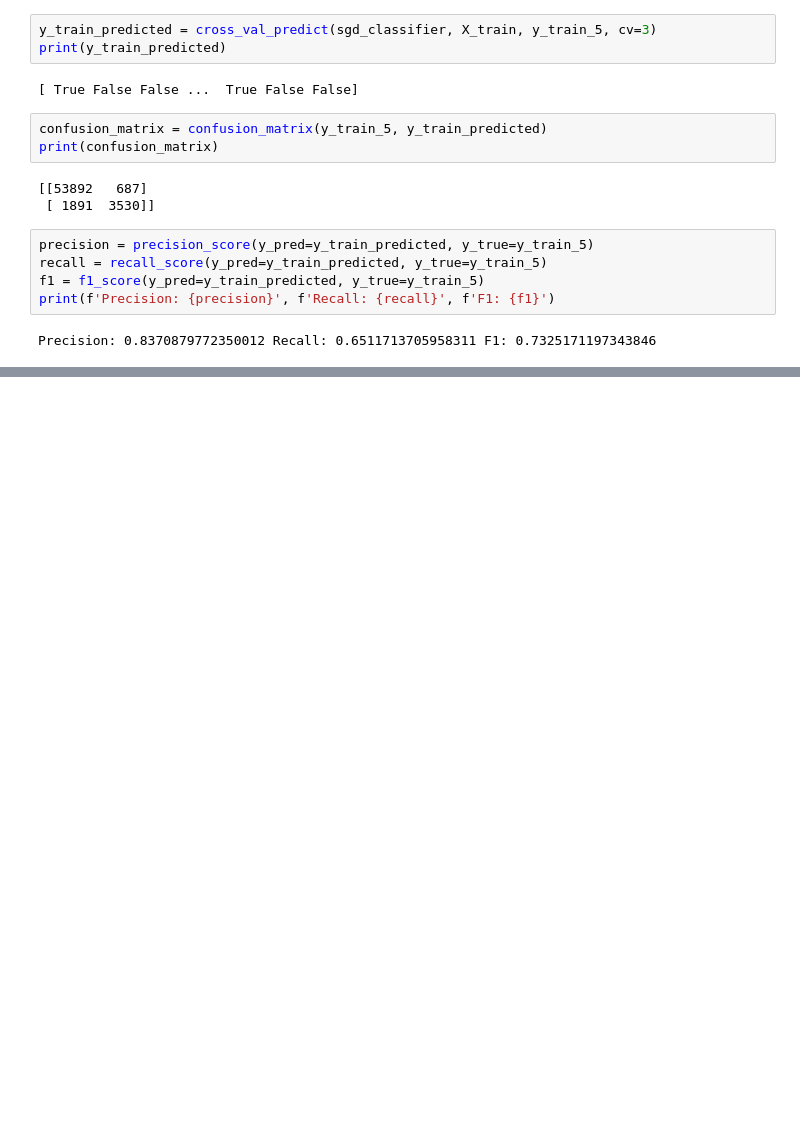
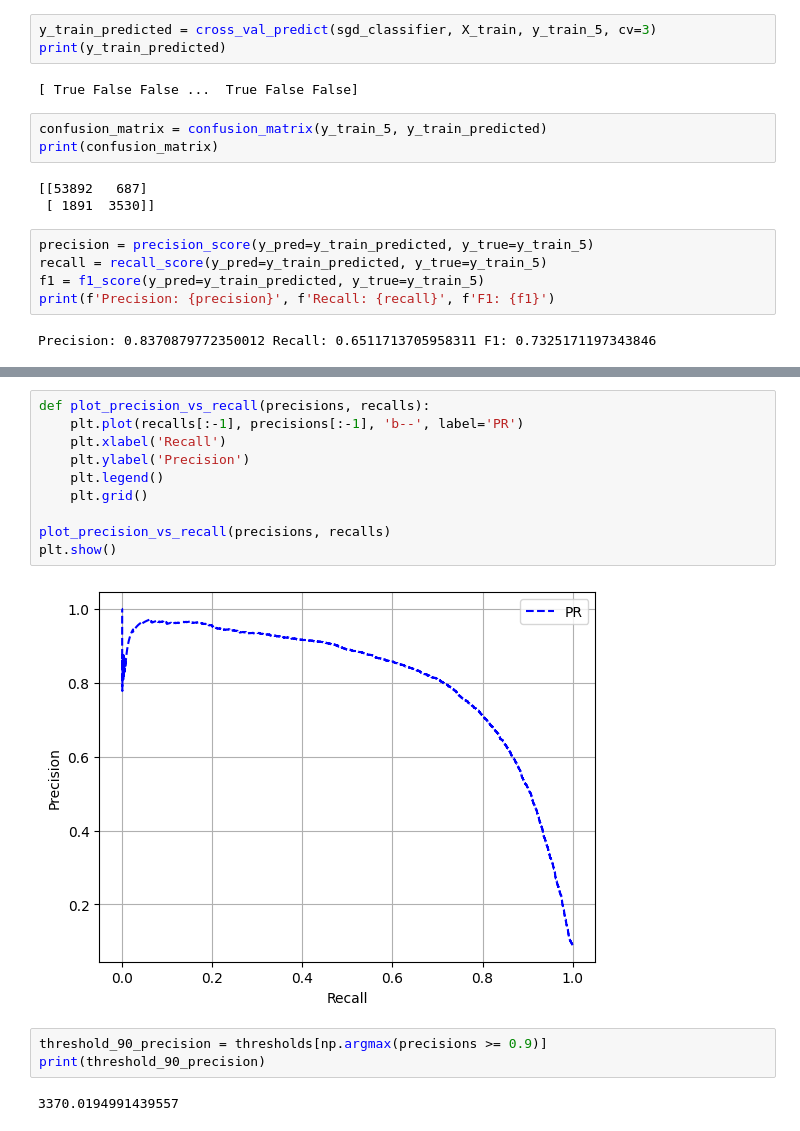
Before and after one commit to gjcasanova/mnist_classification, a Jupyter notebook: notebooks/mnist_analysis.ipynb, the cells around one changed output, grey strips where cells are left out. Saved outputs shown, nothing was run; the diff lists cells and outputs as text; blank space fills up the shorter version.

```diff
--- a/notebooks/mnist_analysis.ipynb
+++ b/notebooks/mnist_analysis.ipynb
@@ -92,0 +122,17 @@ Precision: 0.8370879772350012 Recall: 0.6511713705958311 F1: 0.7325171197343846
+# %%
+def plot_precision_vs_recall(precisions, recalls):
+    plt.plot(recalls[:-1], precisions[:-1], 'b--', label='PR')
+    plt.xlabel('Recall')
+    plt.ylabel('Precision')
+    plt.legend()
+    plt.grid()
+
+plot_precision_vs_recall(precisions, recalls)
+plt.show()
+# %% [output]
+[figure, added]
+# %%
+threshold_90_precision = thresholds[np.argmax(precisions >= 0.9)]
+print(threshold_90_precision)
+# %% [output]
+3370.0194991439557
```
Also changed, not shown: parts of 8 cells of this notebook.
